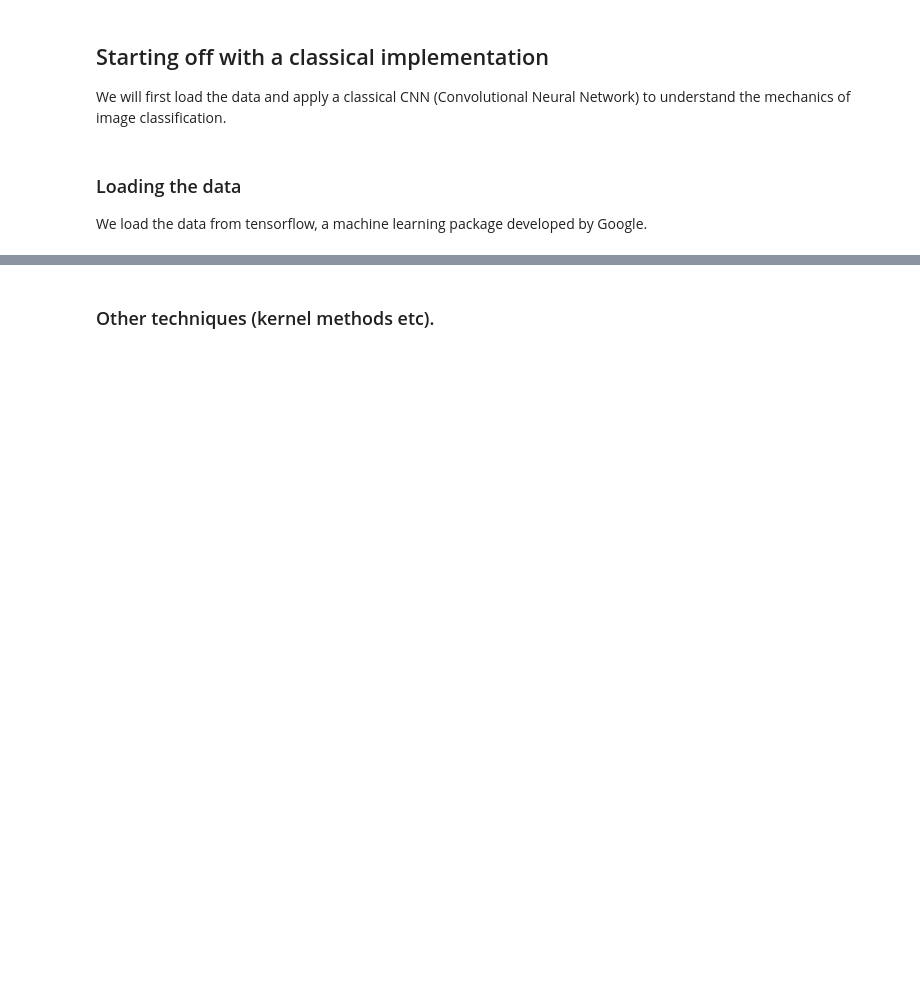
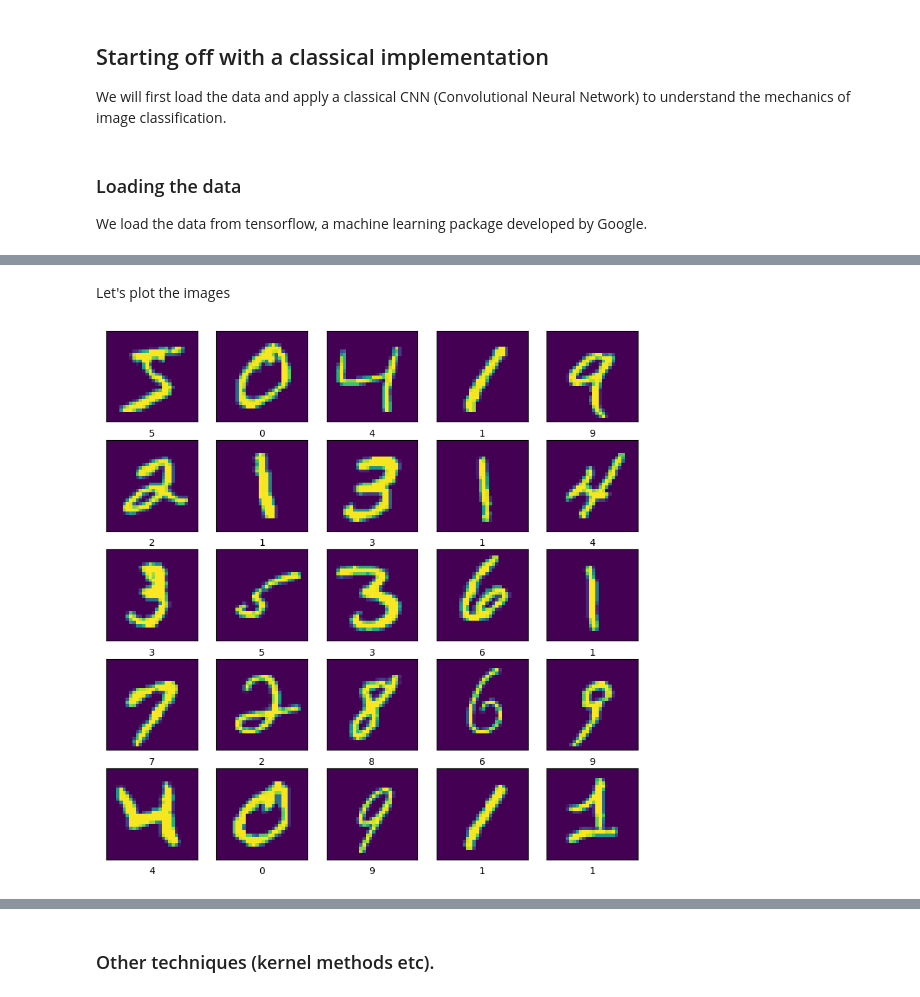
Before and after one commit to rryoung98/qml_embedding, a Jupyter notebook: embedding_presentation.ipynb, the cells around one changed output, grey strips where cells are left out. Cells and saved outputs as stored; diff of their text form; code cells hidden in the pictures; blank space fills up the shorter version.

```diff
--- a/embedding_presentation.ipynb
+++ b/embedding_presentation.ipynb
@@ -97,9 +106,7 @@ We will first load the data and apply a classical CNN (Convolutional Neural Netw
 ### Loading the data
 We load the data from tensorflow, a machine learning package developed by Google.
 # %%
-(x_train, y_train), (x_test, y_test) = tf.keras.datasets.mnist.load_data()
-
-# Rescale the images from [0,255] to the [0.0,1.0] range.
+# Normalize the images from [0,255] to the [0.0,1.0] range.
 x_train, x_test = x_train[..., np.newaxis]/255.0, x_test[..., np.newaxis]/255.0
 
 print("Number of original training examples:", len(x_train))
@@ -114,0 +126,14 @@ y_test_onehot = tf.one_hot(y_test,10)
+# %% [markdown]
+Let's plot the images
+# %%
+plt.figure(figsize=(10,10))
+for i in range(25):
+    plt.subplot(5,5,i+1)
+    plt.xticks([])
+    plt.yticks([])
+    plt.grid(False)
+    plt.imshow(x_train[i])
+    plt.xlabel(y_train[i])
+plt.show()
+# %% [output]
+[figure, added]
```
Also changed, not shown: parts of 27 cells of this notebook, 8 other files.
